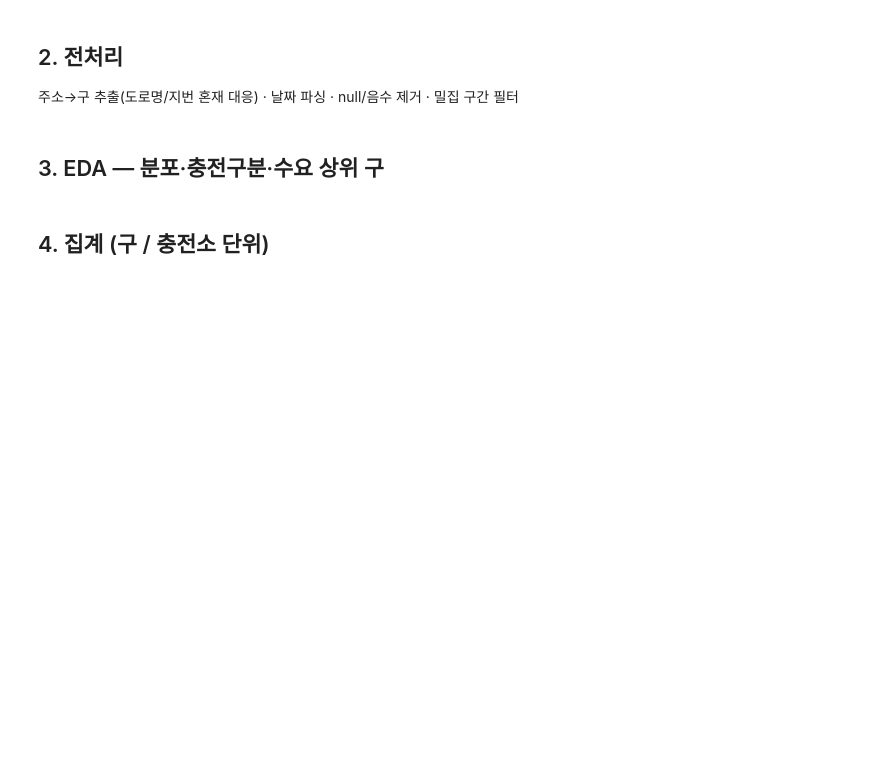
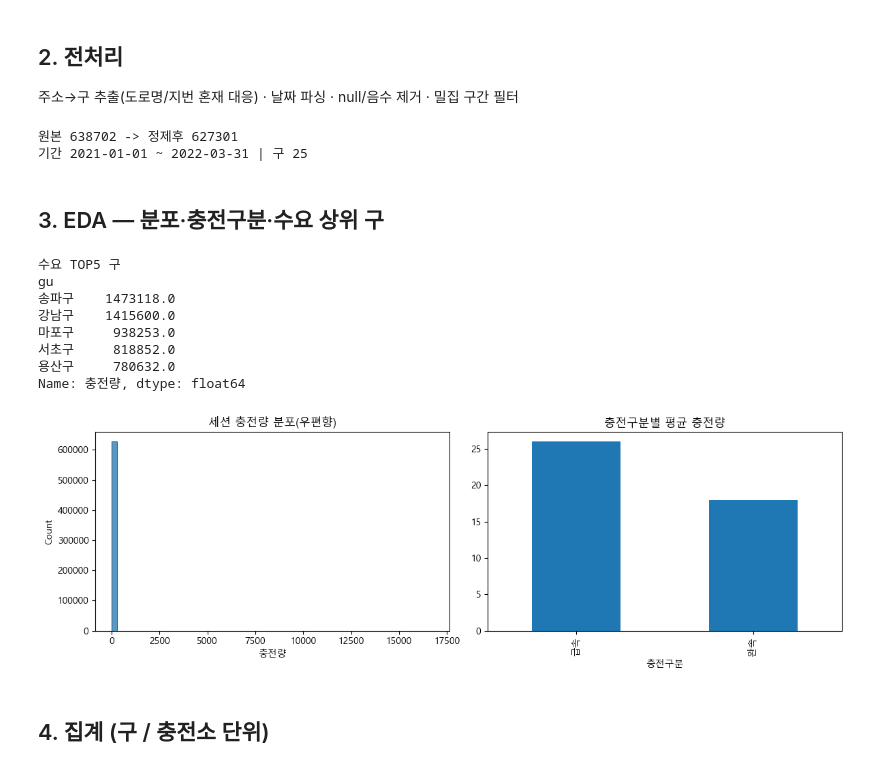
Before and after one commit to 50seok/SeoulEVCheck, a Jupyter notebook: notebooks/week1_ml.ipynb, the cells around one changed output. Saved outputs shown, nothing was run; the diff lists cells and outputs as text; code cells hidden in the pictures; blank space fills up the shorter version.

```diff
--- a/notebooks/week1_ml.ipynb
+++ b/notebooks/week1_ml.ipynb
@@ -35,16 +43,30 @@ df=df.dropna(subset=['start','gu','충전량']); df=df[df['충전량']>=0]
 df['ym']=df['start'].dt.to_period('M'); c=df['ym'].value_counts()
 df=df[df['ym'].isin(c[c>=c.max()*0.10].index)].copy()
 df['date']=df['start'].dt.date; df['weekday']=df['start'].dt.weekday; df['month']=df['start'].dt.month
-print('원본',n0,'-> 정제후',len(df)); print('기간',df['date'].min(),'~',df['date'].max(),'| 구',df['gu'].nunique())
+print('원본', n0, '-> 정제후', len(df))
+print('기간', df['date'].min(), '~', df['date'].max(), '| 구', df['gu'].nunique())
+# %% [output]
+원본 638702 -> 정제후 627301
+기간 2021-01-01 ~ 2022-03-31 | 구 25
 # %% [markdown]
 ## 3. EDA — 분포·충전구분·수요 상위 구
 # %%
-print('수요 TOP5 구:
-', df.groupby('gu')['충전량'].sum().sort_values(ascending=False).head().round(0))
+print('수요 TOP5 구')
+print(df.groupby('gu')['충전량'].sum().sort_values(ascending=False).head().round(0))
 fig,ax=plt.subplots(1,2,figsize=(12,4))
 sns.histplot(df['충전량'],bins=60,ax=ax[0]); ax[0].set_title('세션 충전량 분포(우편향)')
 df.groupby('충전구분')['충전량'].mean().plot(kind='bar',ax=ax[1]); ax[1].set_title('충전구분별 평균 충전량')
 plt.tight_layout(); plt.show()
+# %% [output]
+수요 TOP5 구
+gu
+송파구    1473118.0
+강남구    1415600.0
+마포구     938253.0
+서초구     818852.0
+용산구     780632.0
+Name: 충전량, dtype: float64
+[figure, added]
 # %% [markdown]
 ## 4. 집계 (구 / 충전소 단위)
 # %%
```
Also changed, not shown: parts of 7 cells of this notebook.
